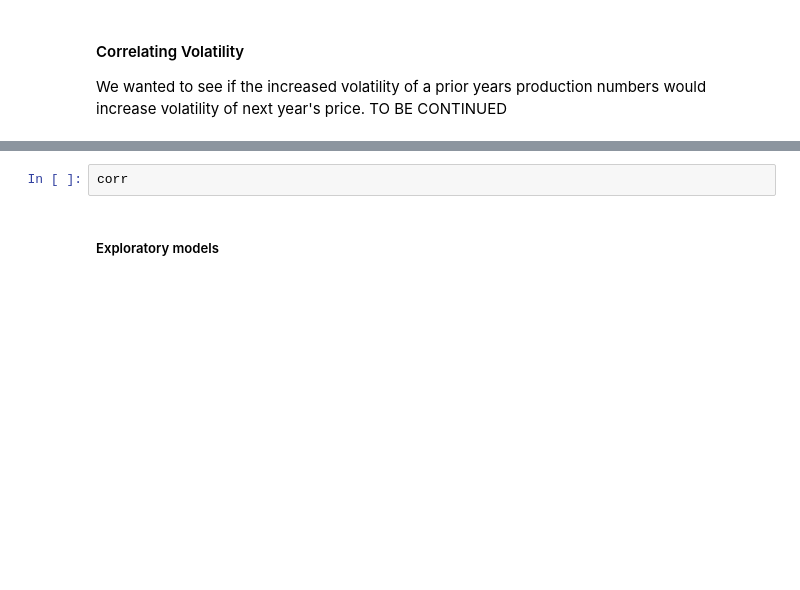
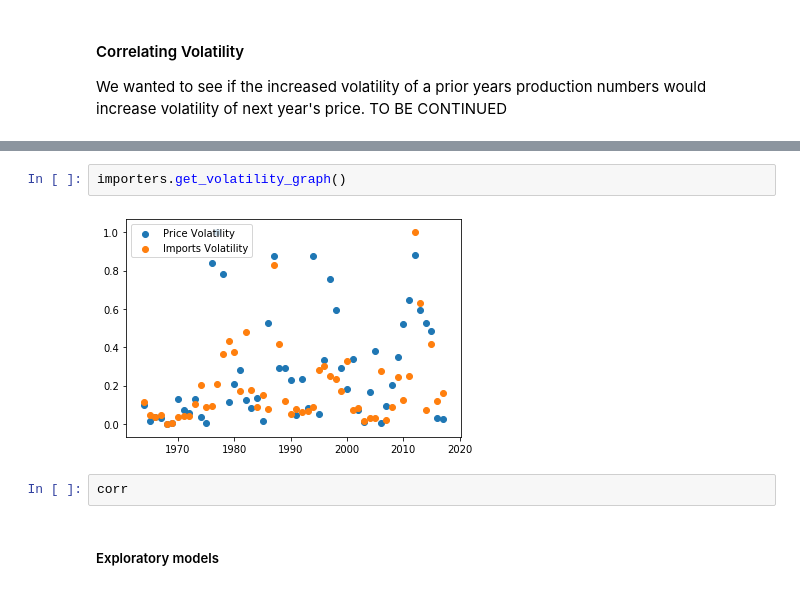
Before and after one commit to Data-Robusta/data-robusta, a Jupyter notebook: data_robusta_final.ipynb, the cells around one changed output, grey strips where cells are left out. Cells and saved outputs as stored; diff of their text form; blank space fills up the shorter version.

```diff
--- a/data_robusta_final.ipynb
+++ b/data_robusta_final.ipynb
@@ -84,3 +78,7 @@ AttributeError: module 'importers' has no attribute 'compare_volitility'
+# %%
+importers.get_volatility_graph()
+# %% [output]
+[figure, added]
 # %%
 corr
 # %% [markdown]
```
Also changed, not shown: parts of 4 cells of this notebook, 1 other file.
